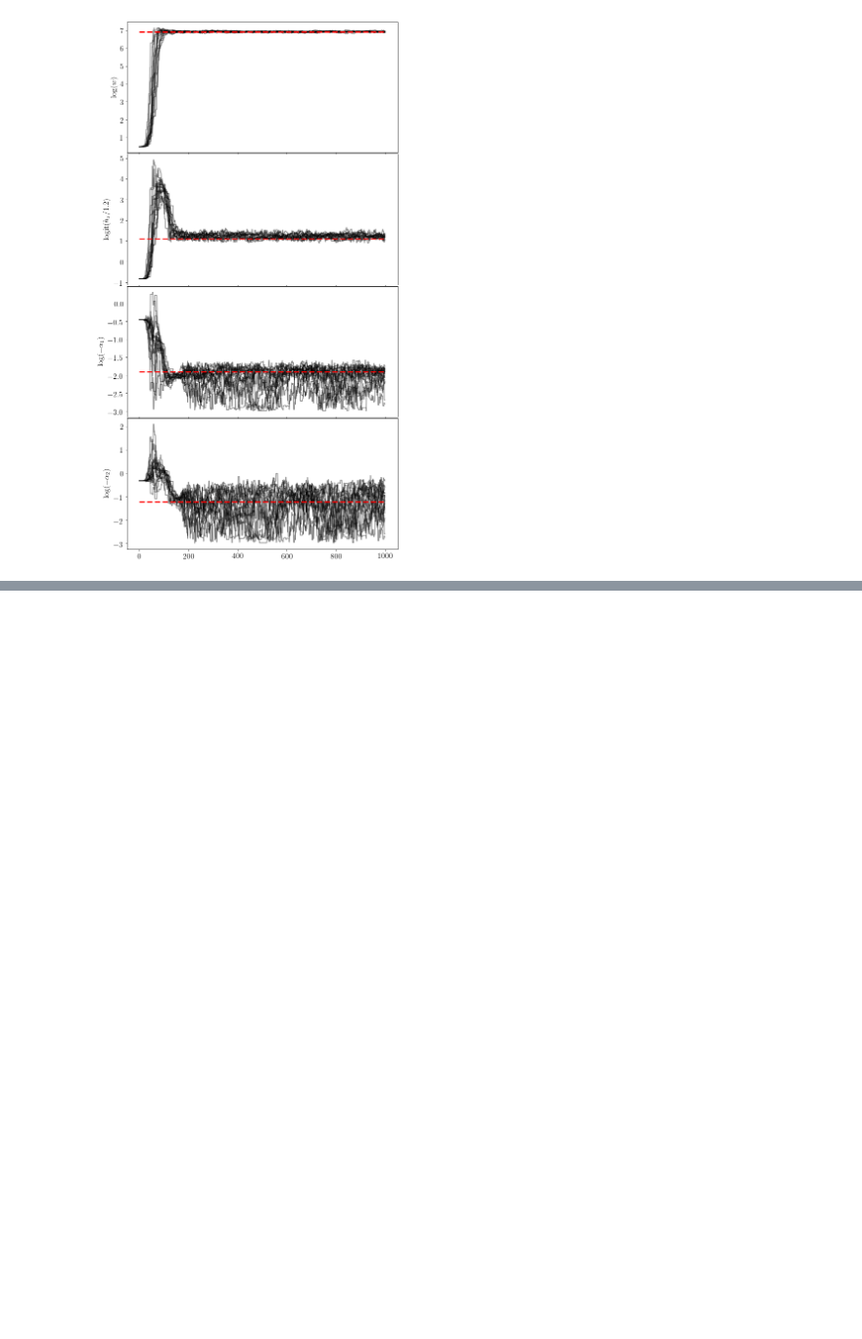
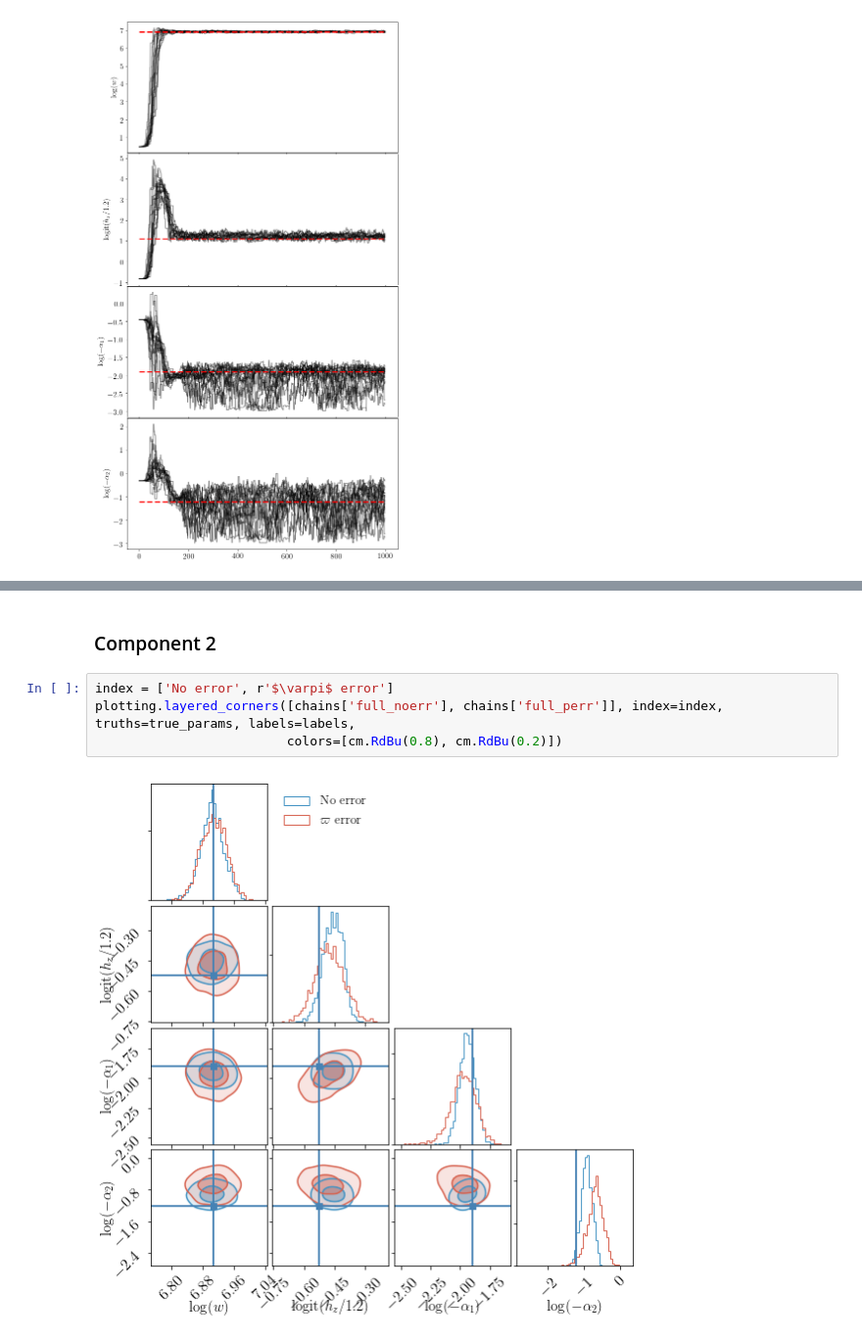
Before and after one commit to aeverall/mwtrace, a Jupyter notebook: mockmodel/Dwarf poisson_fit.ipynb, the cells around one changed output, grey strips where cells are left out. Shown at 98% size. Saved outputs shown, nothing was run; the diff lists cells and outputs as text; blank space fills up the shorter version.

```diff
--- a/mockmodel/Dwarf poisson_fit.ipynb
+++ b/mockmodel/Dwarf poisson_fit.ipynb
@@ -413,0 +437,8 @@ plotting.plot_chains(chains['full_perr'], truths=true_params, labels=labels)
+# %% [markdown]
+### Component 2
+# %%
+index = ['No error', r'$\varpi$ error']
+plotting.layered_corners([chains['full_noerr'], chains['full_perr']], index=index, truths=true_params, labels=labels,
+                         colors=[cm.RdBu(0.8), cm.RdBu(0.2)])
+# %% [output]
+[figure, added]
```
Also changed, not shown: parts of 9 cells of this notebook, 3 other files.
